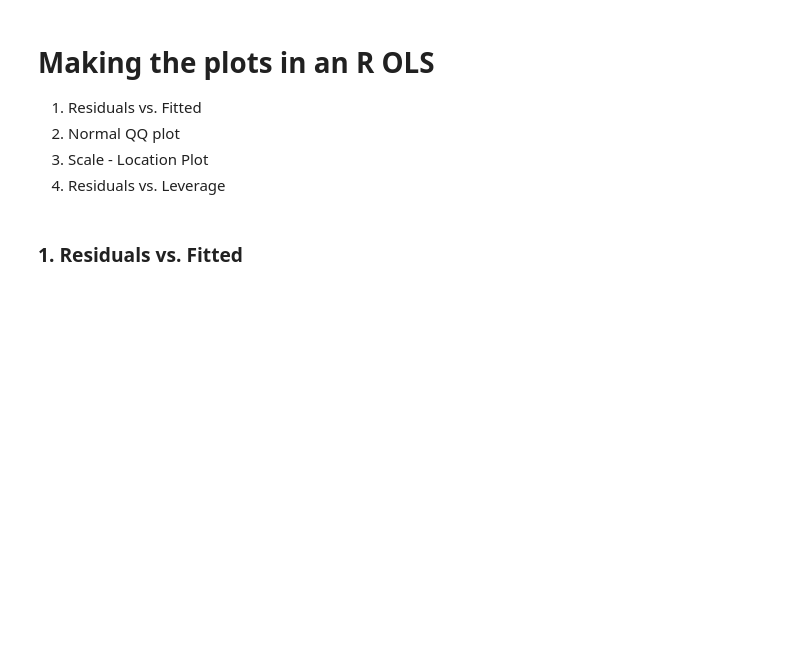
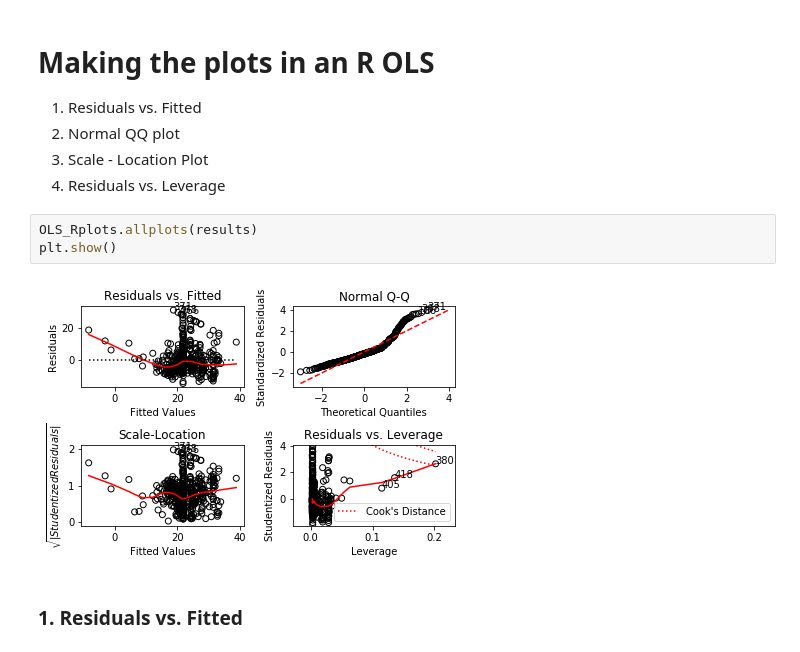
Before and after one commit to j-sadowski/FromRtoPython, a Jupyter notebook: LinearRegression.ipynb, the cells around one changed output. Cells and saved outputs as stored; diff of their text form; blank space fills up the shorter version.

```diff
--- a/LinearRegression.ipynb
+++ b/LinearRegression.ipynb
@@ -72,6 +73,11 @@ Warnings:
 2. Normal QQ plot
 3. Scale - Location Plot
 4. Residuals vs. Leverage
+# %%
+OLS_Rplots.allplots(results)
+plt.show()
+# %% [output]
+[figure, added]
 # %% [markdown]
 ### 1. Residuals vs. Fitted
 # %%
```
Also changed, not shown: parts of 16 cells of this notebook, 3 other files.
